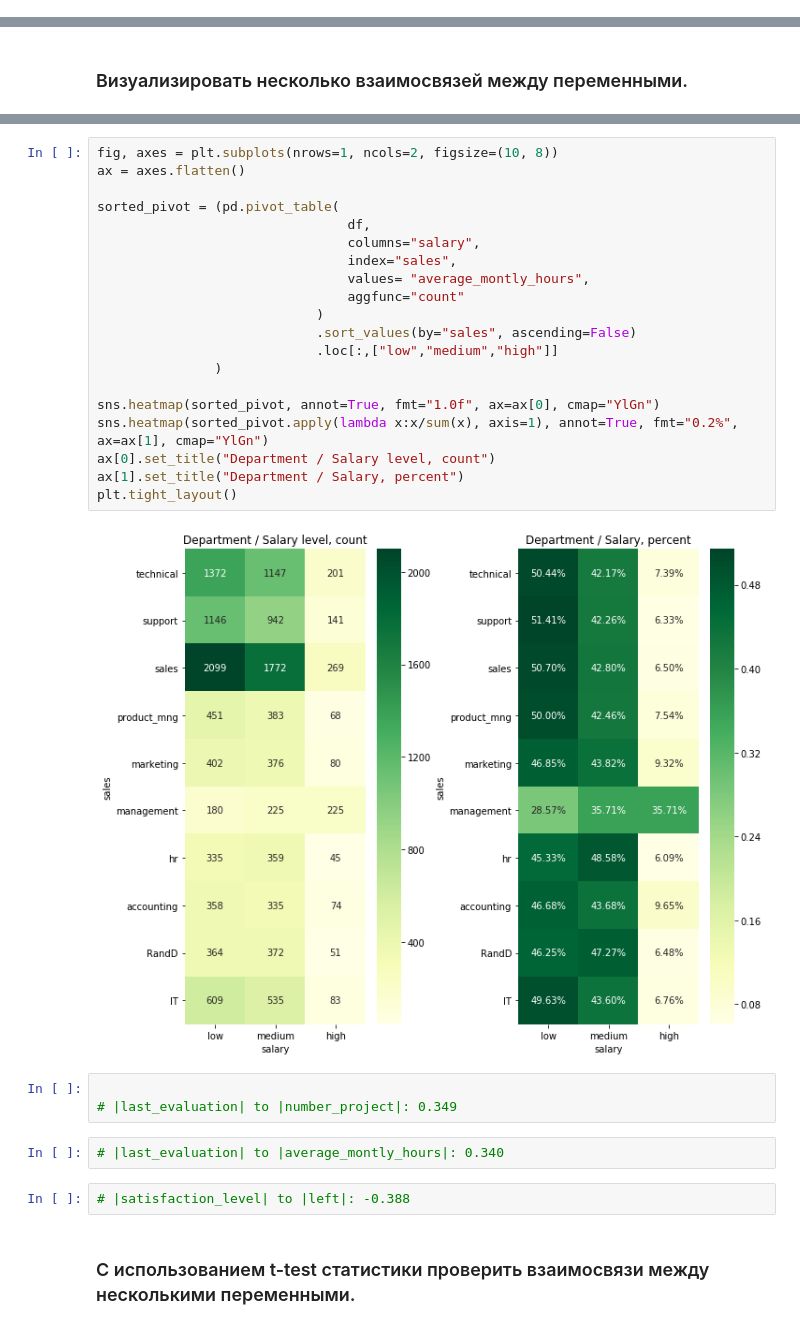
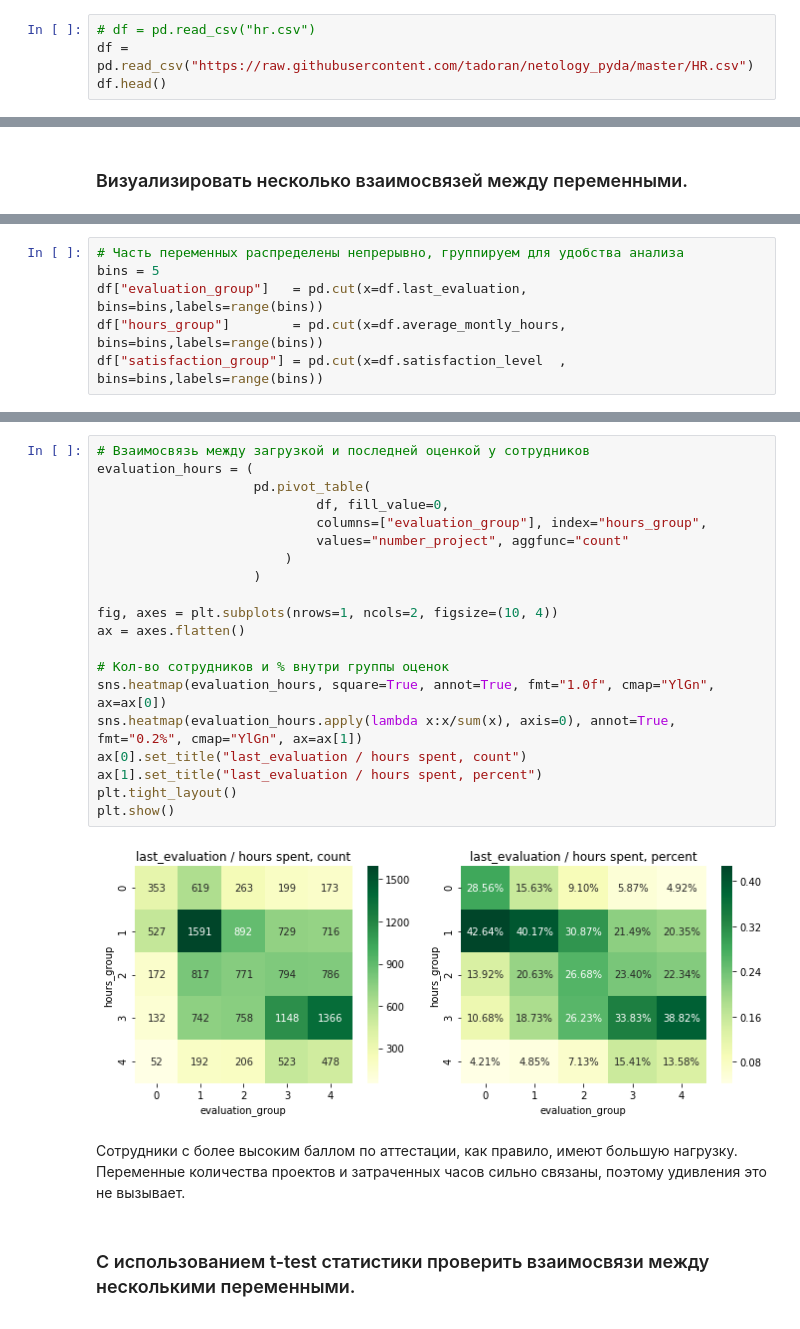
Before and after one commit to tadoran/netology_pyda, a Jupyter notebook: Diplom.ipynb, the cells around one changed output, grey strips where cells are left out. Drawn from its saved outputs; the diff is of its cells as text.

```diff
--- a/Diplom.ipynb
+++ b/Diplom.ipynb
@@ -22,0 +15,4 @@ df.head()
+# %%
+# df = pd.read_csv("hr.csv")
+df = pd.read_csv("https://raw.githubusercontent.com/tadoran/netology_pyda/master/HR.csv")
+df.head()
@@ -156,0 +112,6 @@ satisfaction_salary
+# %%
+# Часть переменных распределены непрерывно, группируем для удобства анализа
+bins = 5
+df["evaluation_group"]   = pd.cut(x=df.last_evaluation,      bins=bins,labels=range(bins))
+df["hours_group"]        = pd.cut(x=df.average_montly_hours, bins=bins,labels=range(bins))
+df["satisfaction_group"] = pd.cut(x=df.satisfaction_level  , bins=bins,labels=range(bins))
@@ -186,31 +155,26 @@ array(['sales', 'accounting', 'hr', 'technical', 'support', 'management',
 # %%
-fig, axes = plt.subplots(nrows=1, ncols=2, figsize=(10, 8))
+# Взаимосвязь между загрузкой и последней оценкой у сотрудников
+evaluation_hours = (
+                    pd.pivot_table(
+                            df, fill_value=0,
+                            columns=["evaluation_group"], index="hours_group",
+                            values="number_project", aggfunc="count"
+                        )
+                    )
+
+fig, axes = plt.subplots(nrows=1, ncols=2, figsize=(10, 4))
 ax = axes.flatten()
 
-sorted_pivot = (pd.pivot_table(
-                                df,
-                                columns="salary",
-                                index="sales",
-                                values= "average_montly_hours",
-                                aggfunc="count"
-                            )
-                            .sort_values(by="sales", ascending=False)
-                            .loc[:,["low","medium","high"]]
-               )
-
-sns.heatmap(sorted_pivot, annot=True, fmt="1.0f", ax=ax[0], cmap="YlGn")
-sns.heatmap(sorted_pivot.apply(lambda x:x/sum(x), axis=1), annot=True, fmt="0.2%", ax=ax[1], cmap="YlGn")
-ax[0].set_title("Department / Salary level, count")
-ax[1].set_title("Department / Salary, percent")
+# Кол-во сотрудников и % внутри группы оценок
+sns.heatmap(evaluation_hours, square=True, annot=True, fmt="1.0f", cmap="YlGn", ax=ax[0])
+sns.heatmap(evaluation_hours.apply(lambda x:x/sum(x), axis=0), annot=True, fmt="0.2%", cmap="YlGn", ax=ax[1])
+ax[0].set_title("last_evaluation / hours spent, count")
+ax[1].set_title("last_evaluation / hours spent, percent")
 plt.tight_layout()
+plt.show()
 # %% [output]
-[figure, old version]
+[figure, new version]
-# %%
-
-# |last_evaluation| to |number_project|: 0.349
-# %%
-# |last_evaluation| to |average_montly_hours|: 0.340
-# %%
-# |satisfaction_level| to |left|: -0.388
+# %% [markdown]
+Сотрудники с более высоким баллом по аттестации, как правило, имеют большую нагрузку. Переменные количества проектов и затраченных часов сильно связаны, поэтому удивления это не вызывает.
 # %% [markdown]
 ### С использованием t-test статистики проверить взаимосвязи между несколькими переменными.
```
Also changed, not shown: parts of 60 cells of this notebook.
